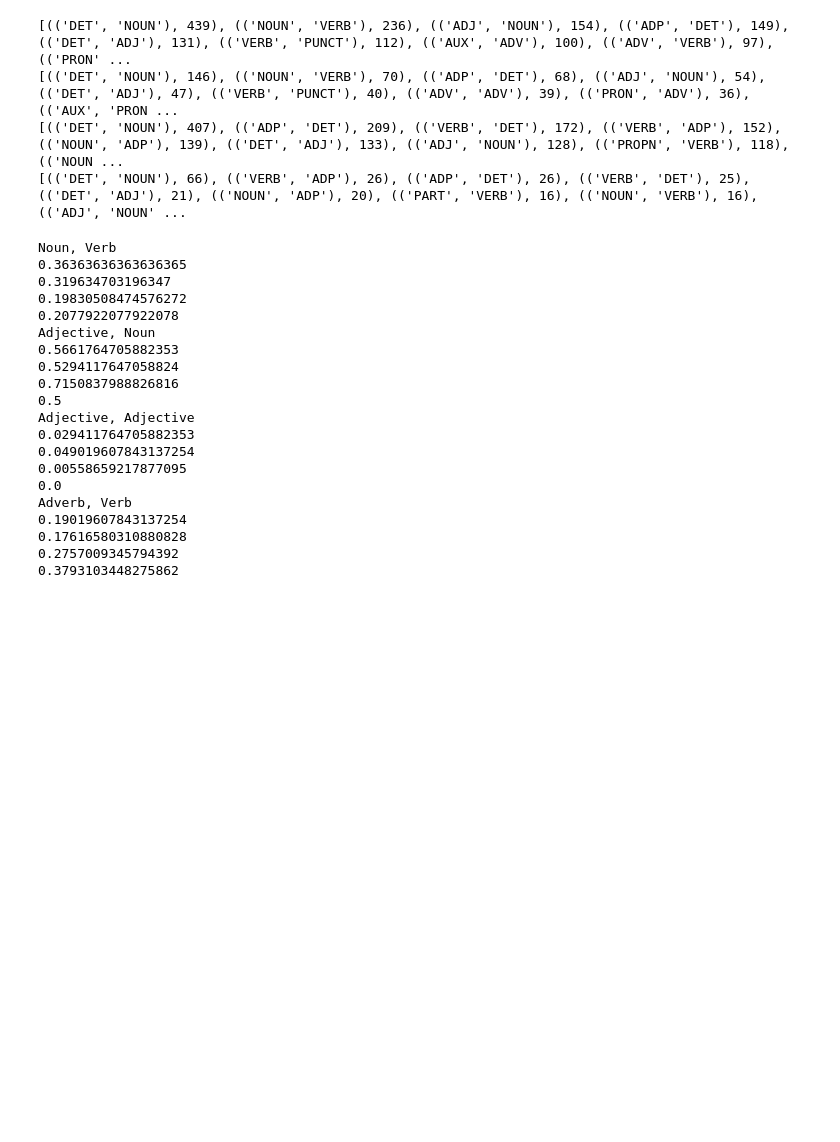
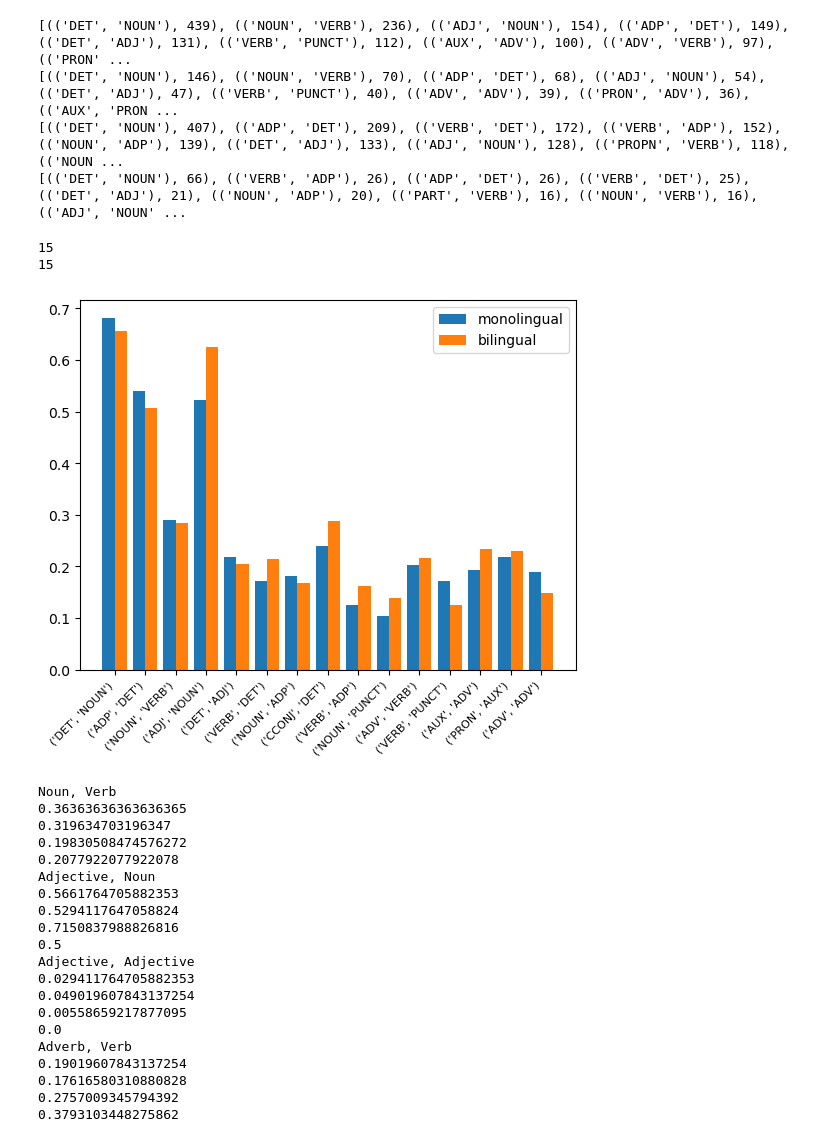
Before and after one commit to Data-Science-for-Linguists-2025/DEU-ENG-Mono-and-Billingual-Speakers, a Jupyter notebook: ExploringRUEGData.ipynb, the cells around one changed output. Saved outputs shown, nothing was run; the diff lists cells and outputs as text; code cells hidden in the pictures; blank space fills up the shorter version.

```diff
--- a/ExploringRUEGData.ipynb
+++ b/ExploringRUEGData.ipynb
@@ -405,16 +446,3 @@ for x in biposfds:
 [(('die', 'Polizei'), 19), (('mit', 'dem'), 13), (('das', 'war'), 9), (('ja', 'das'), 8), (('das', 'Auto'), 7), (('der', 'Frau'), 7), (('und', 'dann'), 6), (('Mann', 'mit'), 6), (('dem', 'Ball'), 6),  ...
 [(('and', 'the'), 49), (('the', 'car'), 43), (('the', 'police'), 42), (('of', 'the'), 39), (('called', '911'), 36), (('and', 'then'), 35), (('called', 'the'), 30), (('car', 'behind'), 27), (('the', 'f ...
 [(('the', 'car'), 17), (('the', 'other'), 9), (('and', 'the'), 9), (('of', 'the'), 7), (('car', 'behind'), 7), (('when', 'the'), 6), (('the', 'first'), 6), (('into', 'it'), 5), (('that', "'s"), 5), (( ...
-# %%
-demonobiposfd = nltk.FreqDist(DE_mono_bigram_pos)
-enbibiposfd = nltk.FreqDist(EN_bi_bigram_pos)
-enmonobiposfd = nltk.FreqDist(EN_mono_bigram_pos)
-biposfds = [debibiposfd, demonobiposfd, enbibiposfd, enmonobiposfd]
-for x in biposfds:
-    print(x.most_common(20))
-
-## Order:
-# German Bilingual
-# German Monolingual
-# English Bilingual
-# English Monolingual
@@ -441,6 +464,43 @@ for x in bipostagfds:
 [(('DET', 'NOUN'), 146), (('NOUN', 'VERB'), 70), (('ADP', 'DET'), 68), (('ADJ', 'NOUN'), 54), (('DET', 'ADJ'), 47), (('VERB', 'PUNCT'), 40), (('ADV', 'ADV'), 39), (('PRON', 'ADV'), 36), (('AUX', 'PRON ...
 [(('DET', 'NOUN'), 407), (('ADP', 'DET'), 209), (('VERB', 'DET'), 172), (('VERB', 'ADP'), 152), (('NOUN', 'ADP'), 139), (('DET', 'ADJ'), 133), (('ADJ', 'NOUN'), 128), (('PROPN', 'VERB'), 118), (('NOUN ...
 [(('DET', 'NOUN'), 66), (('VERB', 'ADP'), 26), (('ADP', 'DET'), 26), (('VERB', 'DET'), 25), (('DET', 'ADJ'), 21), (('NOUN', 'ADP'), 20), (('PART', 'VERB'), 16), (('NOUN', 'VERB'), 16), (('ADJ', 'NOUN' ...
+# %%
+monobi_pos = nltk.FreqDist(demono_bipostags + enmono_bipostags)
+bibi_pos = nltk.FreqDist(enbi_bipostags + debi_bipostags)
+monobi_poscfd = nltk.ConditionalFreqDist(demono_bipostags + enmono_bipostags)
+bibi_poscfd = nltk.ConditionalFreqDist(enbi_bipostags + debi_bipostags)
+allbi_pos = nltk.FreqDist(enbi_bipostags + debi_bipostags + demono_bipostags + enmono_bipostags)
+allbi_nums = allbi_pos.most_common(15)
+allbi_numsx = [(x) for (x,y) in allbi_nums]
+monobi_nums = monobi_pos.most_common(15)
+monobi_numsx = [(x) for (x,y) in monobi_nums]
+monobi_numsy = [(((y/len(demono_bipostags + enmono_bipostags)) *100)) for (x,y) in monobi_nums]
+bibi_nums = bibi_pos.most_common(15)
+bibi_numsx = [(x) for (x,y) in bibi_nums]
+bibi_numsy = [(((y/len(enbi_bipostags + debi_bipostags)) *100)) for (x,y) in bibi_nums]
+# %%
+monobi_y=[]
+bibi_y = []
+for (tag1, tag2) in allbi_numsx:
+    monobi_y.append(monobi_poscfd[tag1].freq(tag2))
+    bibi_y.append(bibi_poscfd[tag1].freq(tag2))
+print(len(monobi_y))
+print(len(bibi_y))
+# %% [output]
+15
+15
+# %%
+w, x = 0.4, np.arange(len(allbi_numsx))
+fig, ax = plt.subplots()
+ax.bar(x - w/2, monobi_y, width = w, label='monolingual')
+ax.bar(x + w/2, bibi_y, width = w, label='bilingual')
+ax.set_xticks(x)
+ax.set_xticklabels(allbi_numsx, rotation=45, ha='right')
+plt.xticks(fontsize = 8)
+plt.legend()
+plt.show()
+# %% [output]
+[figure, added]
 # %%
 debibipostagcfd = nltk.ConditionalFreqDist(debi_bipostags)
 demonobipostagcfd = nltk.ConditionalFreqDist(demono_bipostags)
```
Also changed, not shown: parts of 15 cells of this notebook, 2 other files.
